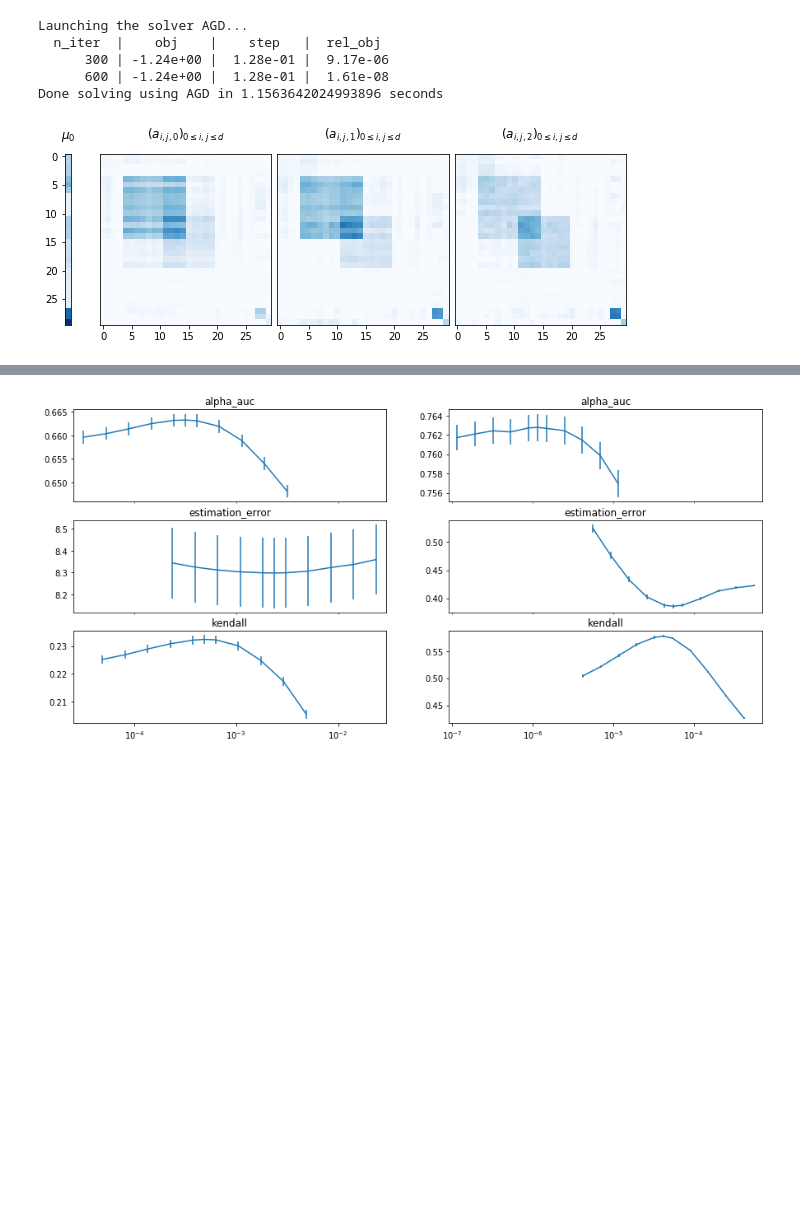
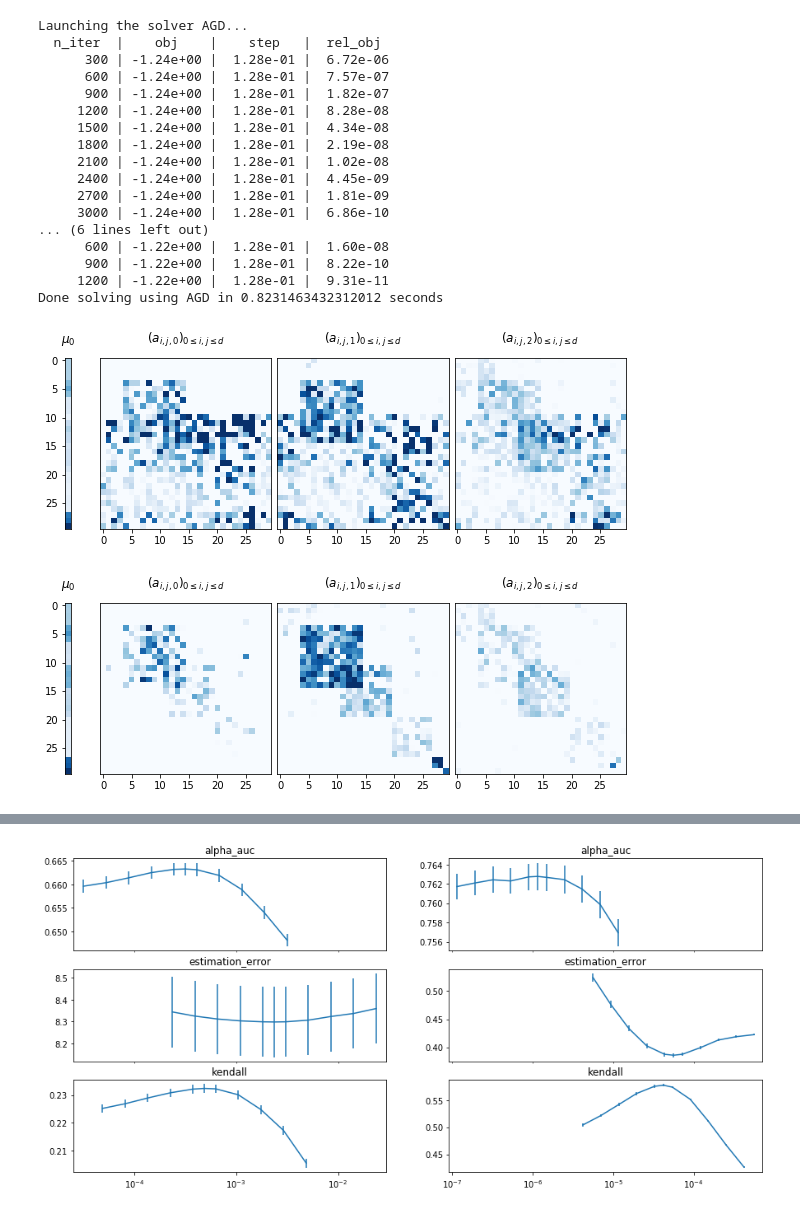
Before and after one commit to X-DataInitiative/tick, a Jupyter notebook: notebooks-2018/learn-coeffs.ipynb, the cells around one changed output, grey strips where cells are left out. Cells and saved outputs as stored; diff of their text form; code cells hidden in the pictures; blank space fills up the shorter version.

Commit message:
Lean experiments for LLH models

```diff
--- a/notebooks-2018/learn-coeffs.ipynb
+++ b/notebooks-2018/learn-coeffs.ipynb
@@ -15,18 +15,33 @@ from experiments.create_assets.coeffs import plot_coeffs_3_decays_5_coeffs, mus_
 # %%
 dim_ = 30
 n_decays_ = 3
 end_time_ = 20000
-prox_name_ = 'nuclear' #'l1w_nuclear' # 'l1_nuclear' #
-lambda_file = 'used_lambdas_v1_30_models.csv'
 
-learn_coeffs(dim_, n_decays_, end_time_, prox_name_, lambda_file)
+for prox_name_ in ['l1', 'l1w']: #['nuclear', 'l1w_nuclear', 'l1_nuclear']:
+#prox_name_ = 'nuclear' #'l1w_nuclear' # 'l1_nuclear' #
+    lambda_file = 'used_lambdas_v1_30_models.csv'
+
+    learn_coeffs(dim_, n_decays_, end_time_, prox_name_, lambda_file)
 # %% [output]
 Launching the solver AGD...
   n_iter  |    obj    |    step   |  rel_obj
-      300 | -1.24e+00 |  1.28e-01 |  9.17e-06
-      600 | -1.24e+00 |  1.28e-01 |  1.61e-08
-Done solving using AGD in 1.1563642024993896 seconds
+      300 | -1.24e+00 |  1.28e-01 |  6.72e-06
+      600 | -1.24e+00 |  1.28e-01 |  7.57e-07
+      900 | -1.24e+00 |  1.28e-01 |  1.82e-07
+     1200 | -1.24e+00 |  1.28e-01 |  8.28e-08
+     1500 | -1.24e+00 |  1.28e-01 |  4.34e-08
+     1800 | -1.24e+00 |  1.28e-01 |  2.19e-08
+     2100 | -1.24e+00 |  1.28e-01 |  1.02e-08
+     2400 | -1.24e+00 |  1.28e-01 |  4.45e-09
+     2700 | -1.24e+00 |  1.28e-01 |  1.81e-09
+     3000 | -1.24e+00 |  1.28e-01 |  6.86e-10
+... (6 lines left out)
+      600 | -1.22e+00 |  1.28e-01 |  1.60e-08
+      900 | -1.22e+00 |  1.28e-01 |  8.22e-10
+     1200 | -1.22e+00 |  1.28e-01 |  9.31e-11
+Done solving using AGD in 0.8231463432312012 seconds
-[figure, old version]
+[figure, new version]
+[figure, added]
 # %%
 import numpy as np
 import matplotlib.pyplot as plt
```
Also changed, not shown: parts of 1 cell of this notebook, 8 other files.
